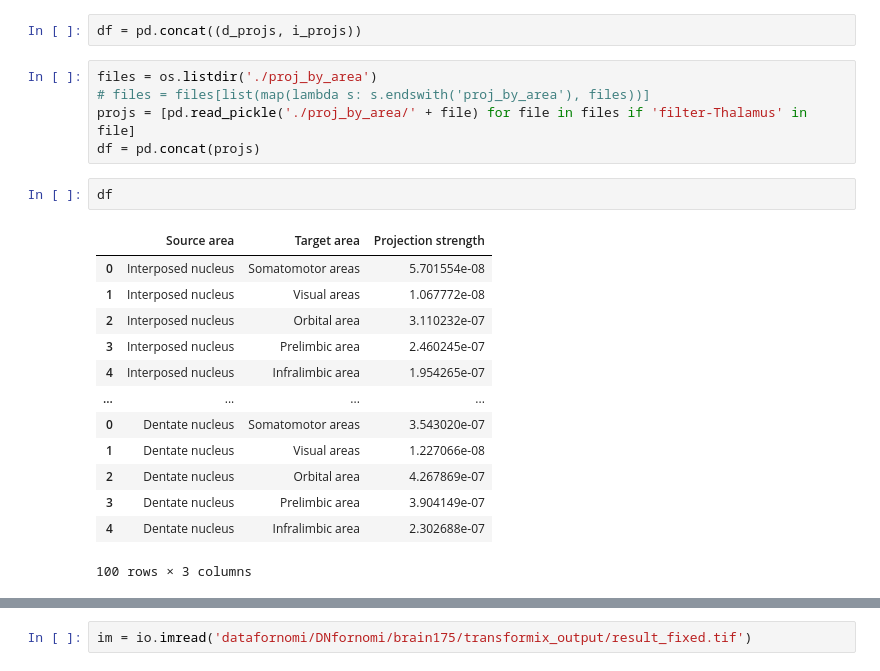
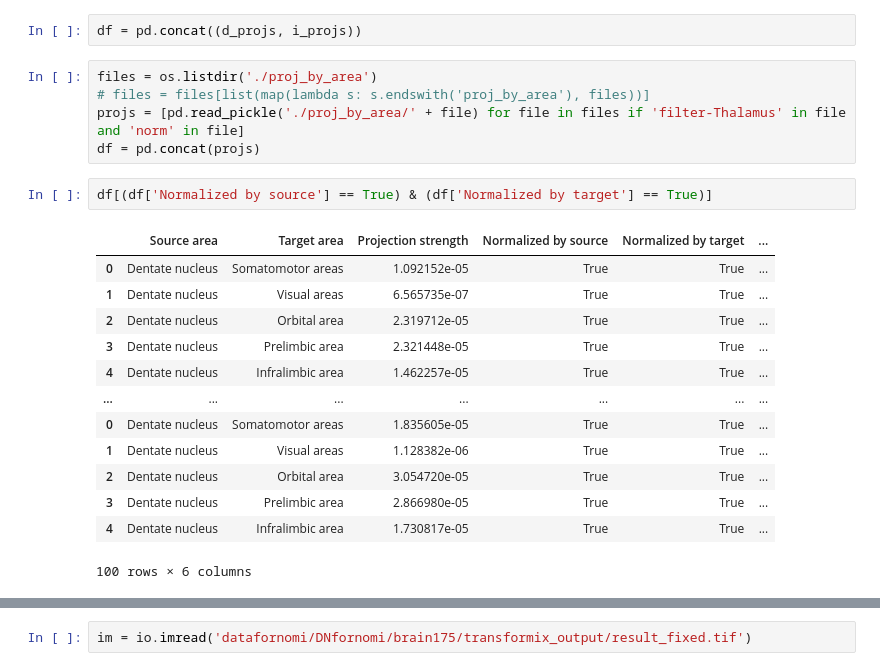
Before and after one commit to nbingo/Mouse-voxel-connectivity-simplified, a Jupyter notebook: preliminary_analysis.ipynb, the cells around one changed output, grey strips where cells are left out. Saved outputs shown, nothing was run; the diff lists cells and outputs as text.

```diff
--- a/preliminary_analysis.ipynb
+++ b/preliminary_analysis.ipynb
@@ -67,24 +48,24 @@ df = pd.concat((d_projs, i_projs))
 # %%
 files = os.listdir('./proj_by_area')
 # files = files[list(map(lambda s: s.endswith('proj_by_area'), files))]
-projs = [pd.read_pickle('./proj_by_area/' + file) for file in files if 'filter-Thalamus' in file]
+projs = [pd.read_pickle('./proj_by_area/' + file) for file in files if 'filter-Thalamus' in file and 'norm' in file]
 df = pd.concat(projs)
-# %%
-df
-# %% [output]
-|  | Source area | Target area | Projection strength |
-| 0 | Interposed nucleus | Somatomotor areas | 5.701554e-08 |
-| 1 | Interposed nucleus | Visual areas | 1.067772e-08 |
-| 2 | Interposed nucleus | Orbital area | 3.110232e-07 |
-| 3 | Interposed nucleus | Prelimbic area | 2.460245e-07 |
-| 4 | Interposed nucleus | Infralimbic area | 1.954265e-07 |
-| ... | ... | ... | ... |
-| 0 | Dentate nucleus | Somatomotor areas | 3.543020e-07 |
-| 1 | Dentate nucleus | Visual areas | 1.227066e-08 |
-| 2 | Dentate nucleus | Orbital area | 4.267869e-07 |
-| 3 | Dentate nucleus | Prelimbic area | 3.904149e-07 |
-| 4 | Dentate nucleus | Infralimbic area | 2.302688e-07 |
-100 rows × 3 columns
+# %%
+df[(df['Normalized by source'] == True) & (df['Normalized by target'] == True)]
+# %% [output]
+|  | Source area | Target area | Projection strength | Normalized by source | Normalized by target | ... |
+| 0 | Dentate nucleus | Somatomotor areas | 1.092152e-05 | True | True | ... |
+| 1 | Dentate nucleus | Visual areas | 6.565735e-07 | True | True | ... |
+| 2 | Dentate nucleus | Orbital area | 2.319712e-05 | True | True | ... |
+| 3 | Dentate nucleus | Prelimbic area | 2.321448e-05 | True | True | ... |
+| 4 | Dentate nucleus | Infralimbic area | 1.462257e-05 | True | True | ... |
+| ... | ... | ... | ... | ... | ... | ... |
+| 0 | Dentate nucleus | Somatomotor areas | 1.835605e-05 | True | True | ... |
+| 1 | Dentate nucleus | Visual areas | 1.128382e-06 | True | True | ... |
+| 2 | Dentate nucleus | Orbital area | 3.054720e-05 | True | True | ... |
+| 3 | Dentate nucleus | Prelimbic area | 2.866980e-05 | True | True | ... |
+| 4 | Dentate nucleus | Infralimbic area | 1.730817e-05 | True | True | ... |
+100 rows × 6 columns
 # %%
 plt.figure(figsize=(10,10))
 pal = sns.color_palette("RdBu_r")
```
Also changed, not shown: parts of 13 cells of this notebook, 2 other files.
